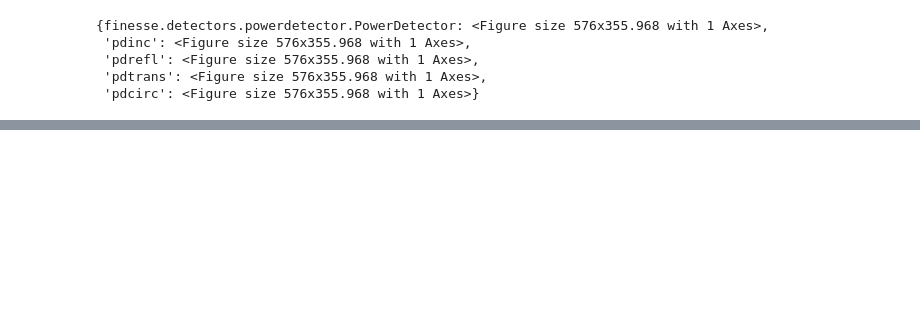
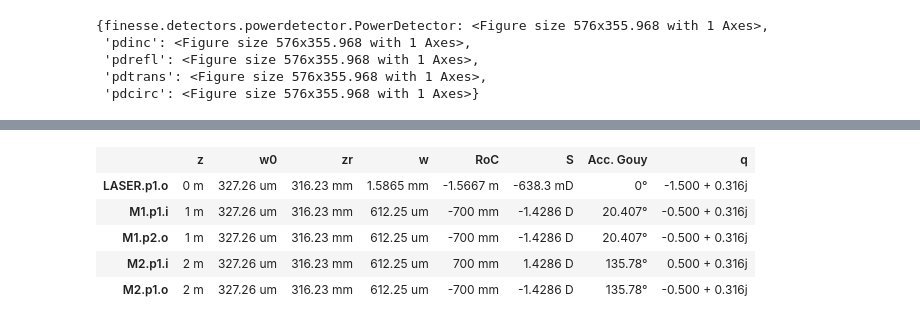
Before and after one commit to chance-jackson/Finesse-Workshop, a Jupyter notebook: workshop_UF_2025.ipynb, the cells around one changed output, grey strips where cells are left out. Drawn from its saved outputs; the diff is of its cells as text; code cells hidden in the pictures; blank space fills up the shorter version.

Commit message:
first_notebook_done

```diff
--- a/workshop_UF_2025.ipynb
+++ b/workshop_UF_2025.ipynb
@@ -102,4 +70,9 @@ plt.show()
 # %% [output]
 [drawing not drawn]
 # %%
-# now, this all was using planewaves .
+# # now, this all was using planewaves. We can switch to Gaussian beams.
+# # First, we need to assign radii of curvature to the mirrors.
+base.M1.Rc = -0.7  # Radius of curvature for M1 in meters
+base.M2.Rc = 0.7  # Radius of curvature for M2 in meters
+
+base.add(fc.Cavity('cavity', source=base.M1.p2.o))
@@ -105,0 +81,13 @@ plt.show()
+# %%
+
+tracing_path = base.path(from_node=base.LASER.p1, to_node=base.M2.p1.o)
+beam_propagation = finesse.tracing.tools.propagate_beam(path=tracing_path, direction="y")
+beam_propagation.plot()
+beam_propagation.print()
+# %% [output]
+|  | z | w0 | zr | w | RoC | S | Acc. Gouy | q |
+| LASER.p1.o | 0 m | 327.26 um | 316.23 mm | 1.5865 mm | -1.5667 m | -638.3 mD | 0° | -1.500 + 0.316j |
+| M1.p1.i | 1 m | 327.26 um | 316.23 mm | 612.25 um | -700 mm | -1.4286 D | 20.407° | -0.500 + 0.316j |
+| M1.p2.o | 1 m | 327.26 um | 316.23 mm | 612.25 um | -700 mm | -1.4286 D | 20.407° | -0.500 + 0.316j |
+| M2.p1.i | 2 m | 327.26 um | 316.23 mm | 612.25 um | 700 mm | 1.4286 D | 135.78° | 0.500 + 0.316j |
+| M2.p1.o | 2 m | 327.26 um | 316.23 mm | 612.25 um | -700 mm | -1.4286 D | 135.78° | -0.500 + 0.316j |
```
Also changed, not shown: parts of 7 cells of this notebook.
